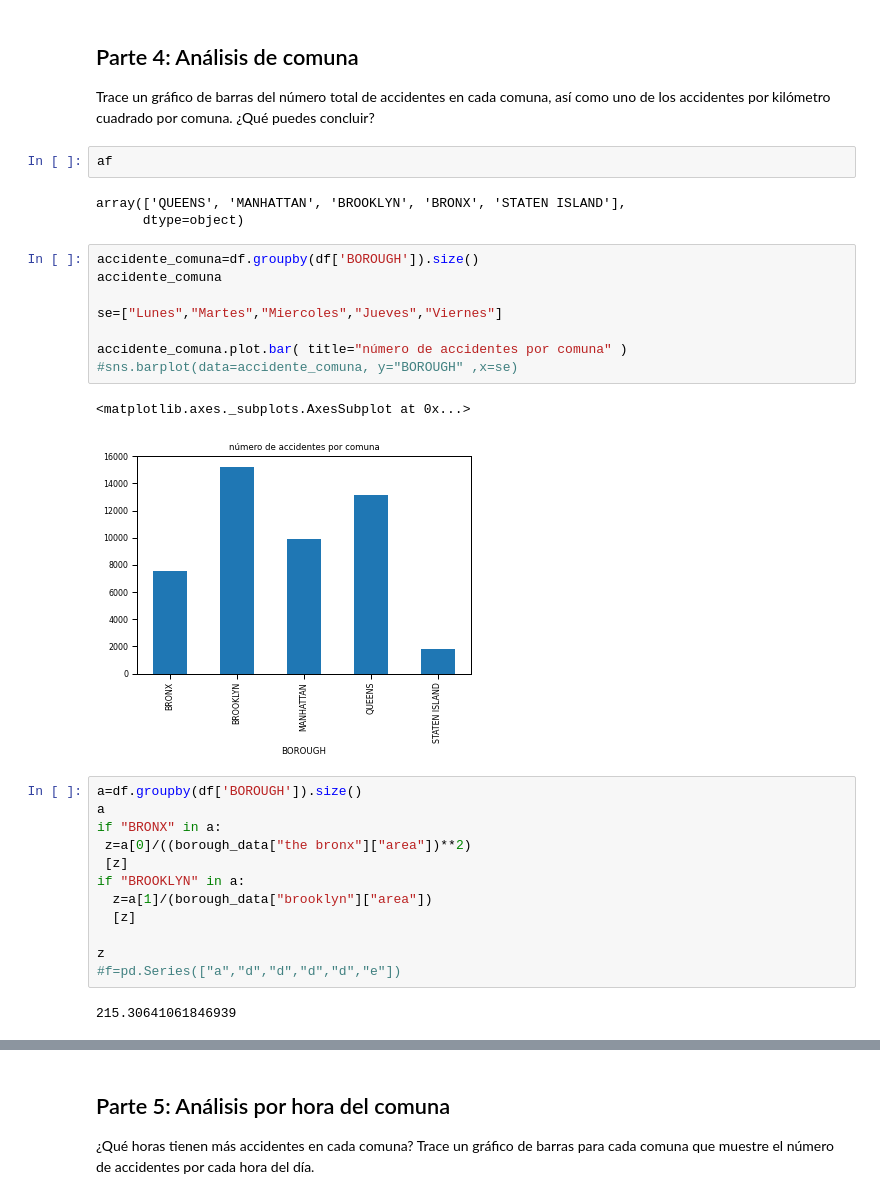
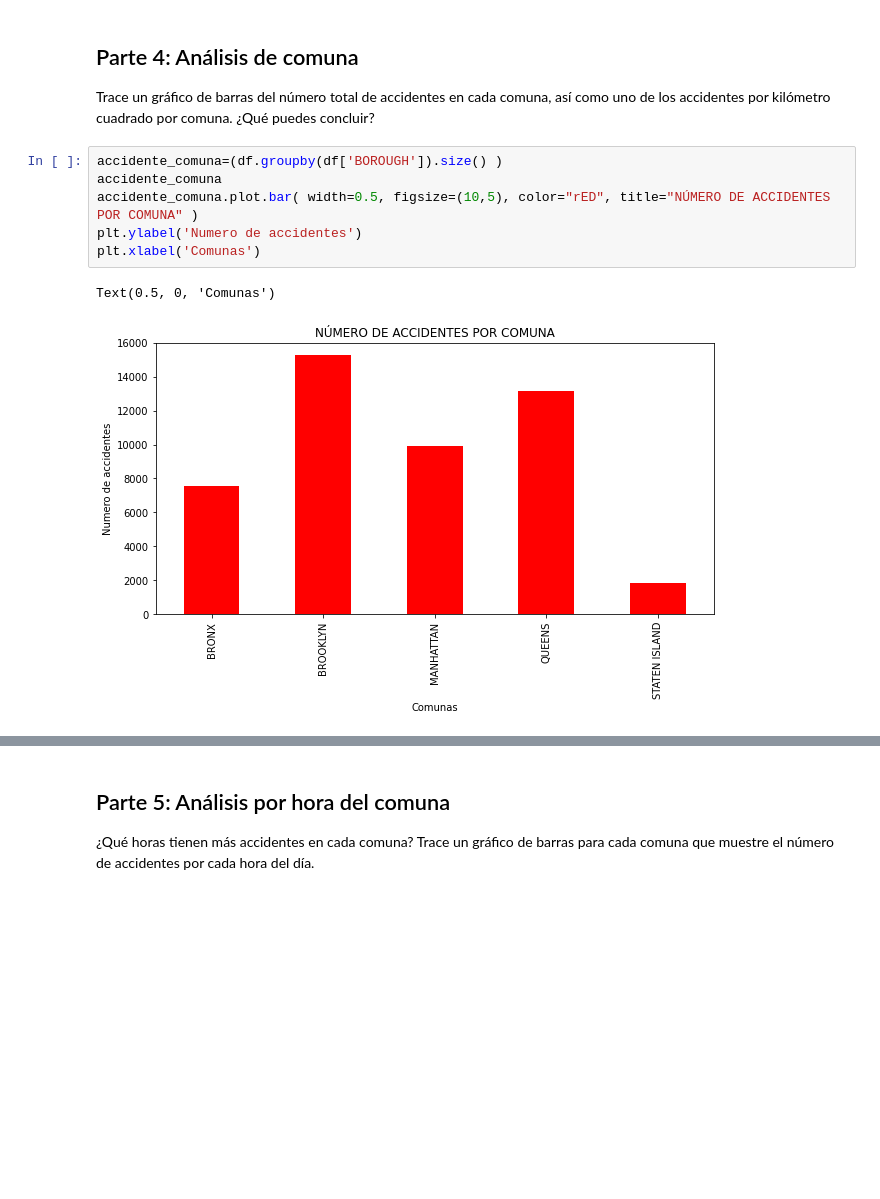
Before and after one commit to clargote/mujeresDigitales, a Jupyter notebook: Taller_Semana_4.ipynb, the cells around one changed output, grey strips where cells are left out. Cells and saved outputs as stored; diff of their text form; blank space fills up the shorter version.

```diff
--- a/Taller_Semana_4.ipynb
+++ b/Taller_Semana_4.ipynb
@@ -201,33 +128,12 @@ dtype: object
 ## Parte 4: Análisis de comuna
 
 Trace un gráfico de barras del número total de accidentes en cada comuna, así como uno de los accidentes por kilómetro cuadrado por comuna. ¿Qué puedes concluir?
-# %%
-af
-# %% [output]
-array(['QUEENS', 'MANHATTAN', 'BROOKLYN', 'BRONX', 'STATEN ISLAND'],
-      dtype=object)
-# %%
-accidente_comuna=df.groupby(df['BOROUGH']).size()
-accidente_comuna
-
-se=["Lunes","Martes","Miercoles","Jueves","Viernes"]
-
-accidente_comuna.plot.bar( title="número de accidentes por comuna" )
-#sns.barplot(data=accidente_comuna, y="BOROUGH" ,x=se)
-# %% [output]
-<matplotlib.axes._subplots.AxesSubplot at 0x...>
-[figure, removed]
-# %%
-a=df.groupby(df['BOROUGH']).size()
-a
-if "BRONX" in a:
- z=a[0]/((borough_data["the bronx"]["area"])**2)
- [z]
-if "BROOKLYN" in a:
-  z=a[1]/(borough_data["brooklyn"]["area"])
-  [z]
-
-z
-#f=pd.Series(["a","d","d","d","d","e"])
-# %% [output]
-215.30641061846939
+# %%
+accidente_comuna=(df.groupby(df['BOROUGH']).size() )
+accidente_comuna
+accidente_comuna.plot.bar( width=0.5, figsize=(10,5), color="rED", title="NÚMERO DE ACCIDENTES POR COMUNA" )
+plt.ylabel('Numero de accidentes')
+plt.xlabel('Comunas')
+# %% [output]
+Text(0.5, 0, 'Comunas')
+[figure, added]
```
Also changed, not shown: parts of 14 cells of this notebook.
